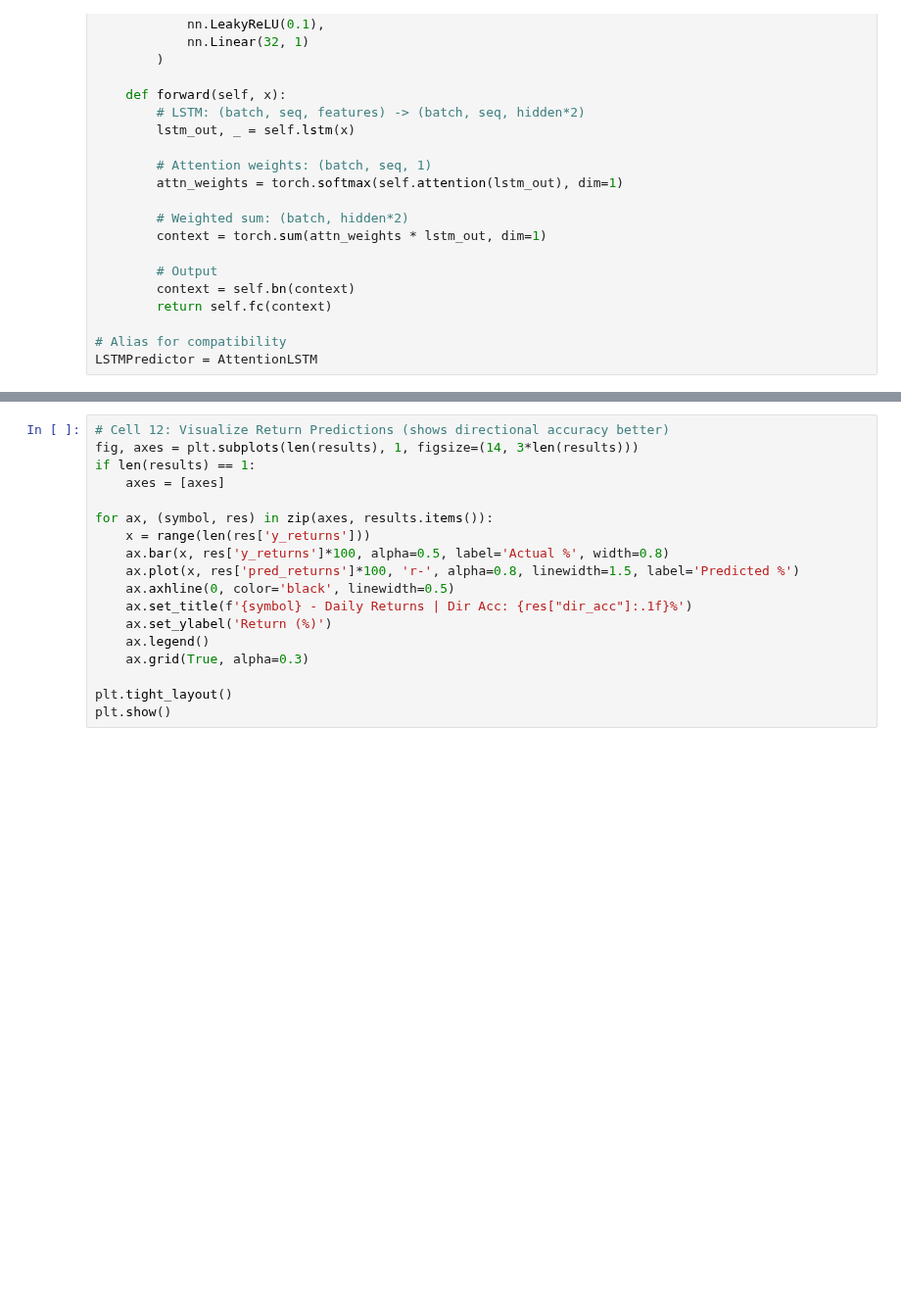
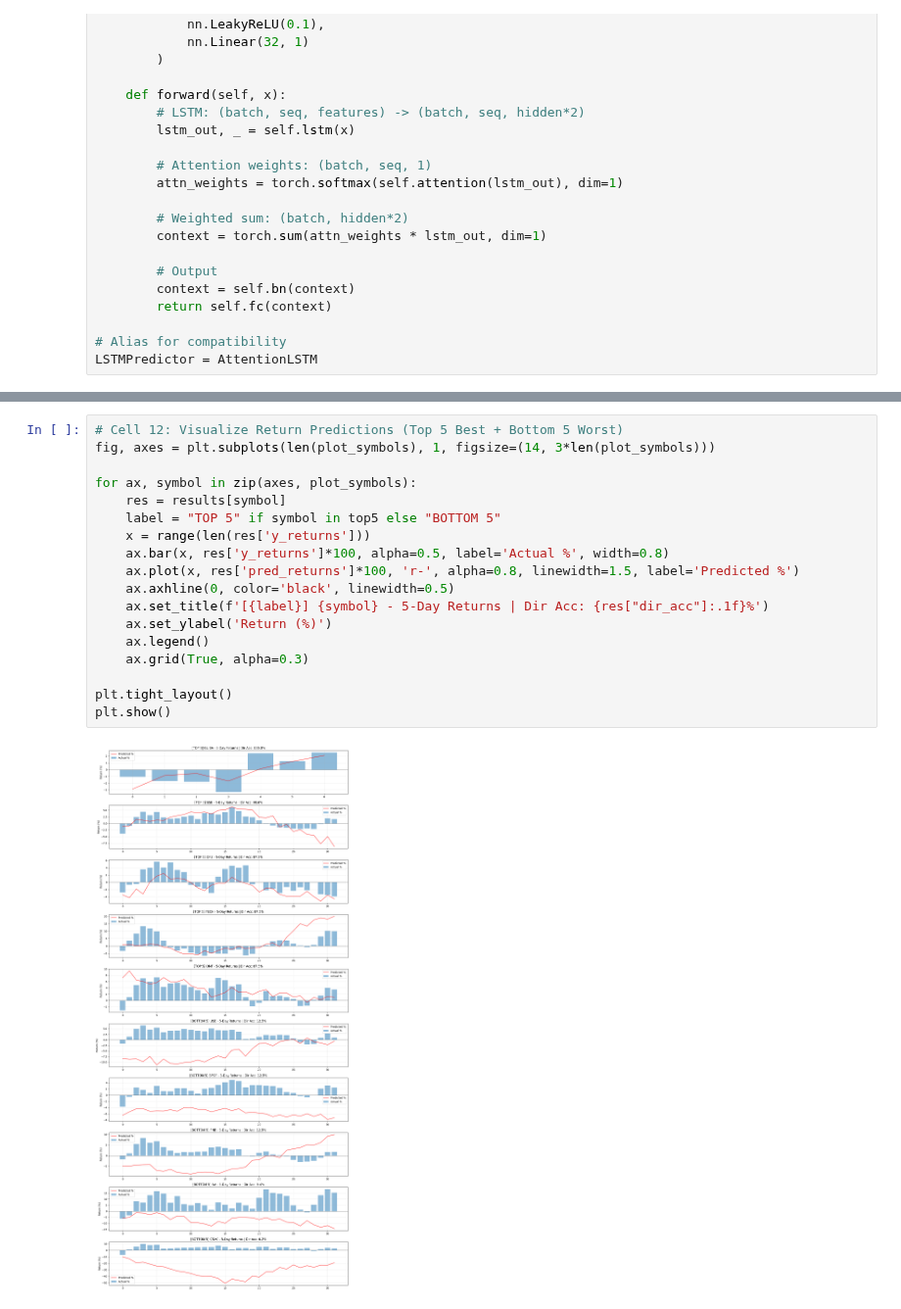
Before and after one commit to Jeff-VA/stock_market_preds_v1, a Jupyter notebook: 3_lstm_stock_prediction.ipynb, the cells around one changed output, grey strips where cells are left out. Shown at 98% size. Cells and saved outputs as stored; diff of their text form; blank space fills up the shorter version.

```diff
--- a/3_lstm_stock_prediction.ipynb
+++ b/3_lstm_stock_prediction.ipynb
@@ -385,21 +442,23 @@ plt.show()
 # %%
-# Cell 12: Visualize Return Predictions (shows directional accuracy better)
-fig, axes = plt.subplots(len(results), 1, figsize=(14, 3*len(results)))
-if len(results) == 1:
-    axes = [axes]
+# Cell 12: Visualize Return Predictions (Top 5 Best + Bottom 5 Worst)
+fig, axes = plt.subplots(len(plot_symbols), 1, figsize=(14, 3*len(plot_symbols)))
 
-for ax, (symbol, res) in zip(axes, results.items()):
+for ax, symbol in zip(axes, plot_symbols):
+    res = results[symbol]
+    label = "TOP 5" if symbol in top5 else "BOTTOM 5"
     x = range(len(res['y_returns']))
     ax.bar(x, res['y_returns']*100, alpha=0.5, label='Actual %', width=0.8)
     ax.plot(x, res['pred_returns']*100, 'r-', alpha=0.8, linewidth=1.5, label='Predicted %')
     ax.axhline(0, color='black', linewidth=0.5)
-    ax.set_title(f'{symbol} - Daily Returns | Dir Acc: {res["dir_acc"]:.1f}%')
+    ax.set_title(f'[{label}] {symbol} - 5-Day Returns | Dir Acc: {res["dir_acc"]:.1f}%')
     ax.set_ylabel('Return (%)')
     ax.legend()
     ax.grid(True, alpha=0.3)
 
 plt.tight_layout()
 plt.show()
+# %% [output]
+[figure, added]
 # %%
 # Cell 13: Export All Predictions with Train/Test Split Indicator
 
```
Also changed, not shown: parts of 10 cells of this notebook.
